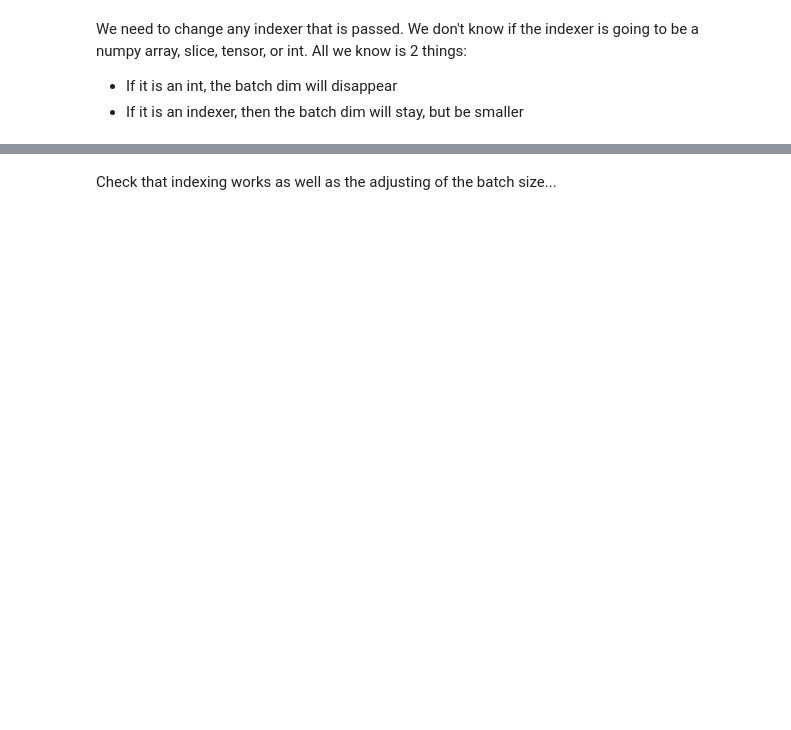
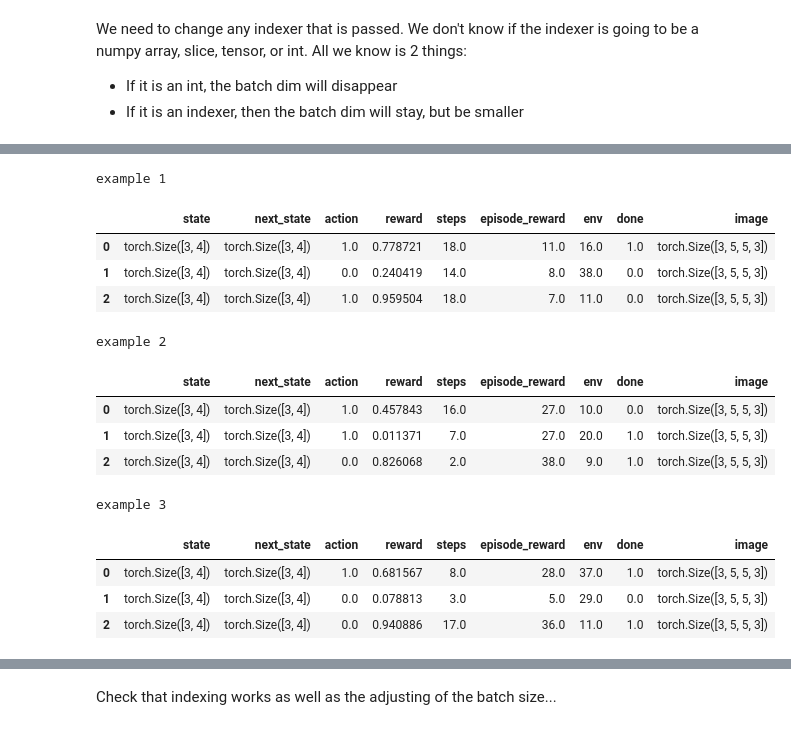
Before and after one commit to josiahls/fast-reinforcement-learning-2, a Jupyter notebook: nbs/00_core.ipynb, the cells around one changed output, grey strips where cells are left out. Cells and saved outputs as stored; diff of their text form; code cells hidden in the pictures; blank space fills up the shorter version.

```diff
--- a/nbs/00_core.ipynb
+++ b/nbs/00_core.ipynb
@@ -217,0 +229,4 @@ test_eq(test_d.bd_batch_size,20)
+# %%
+for k,f in functions.items():
+    print(k)
+    display(BD(f()).pandas())
@@ -217,0 +256,4 @@ test_eq(test_d.bd_batch_size,20)
+# %%
+for k,f in functions.items():
+    print(k)
+    display(BD(**f()).pandas())
@@ -217,0 +272,4 @@ test_eq(test_d.bd_batch_size,20)
+# %%
+for k,f in functions.items():
+    print(k)
+    display(BD(((k,v) for k,v in f().items())).pandas())
@@ -217,0 +286,21 @@ test_eq(test_d.bd_batch_size,20)
+# %%
+for k,f in functions.items():
+    original_bd=sum((BD(example_1()) for _ in range(20)))
+    print(k)
+    display(original_bd[[2,5,8]].pandas())
+# %% [output]
+example 1
+|  | state | next_state | action | reward | steps | episode_reward | env | done | image |
+| 0 | torch.Size([3, 4]) | torch.Size([3, 4]) | 1.0 | 0.778721 | 18.0 | 11.0 | 16.0 | 1.0 | torch.Size([3, 5, 5, 3]) |
+| 1 | torch.Size([3, 4]) | torch.Size([3, 4]) | 0.0 | 0.240419 | 14.0 | 8.0 | 38.0 | 0.0 | torch.Size([3, 5, 5, 3]) |
+| 2 | torch.Size([3, 4]) | torch.Size([3, 4]) | 1.0 | 0.959504 | 18.0 | 7.0 | 11.0 | 0.0 | torch.Size([3, 5, 5, 3]) |
+example 2
+|  | state | next_state | action | reward | steps | episode_reward | env | done | image |
+| 0 | torch.Size([3, 4]) | torch.Size([3, 4]) | 1.0 | 0.457843 | 16.0 | 27.0 | 10.0 | 0.0 | torch.Size([3, 5, 5, 3]) |
+| 1 | torch.Size([3, 4]) | torch.Size([3, 4]) | 1.0 | 0.011371 | 7.0 | 27.0 | 20.0 | 1.0 | torch.Size([3, 5, 5, 3]) |
+| 2 | torch.Size([3, 4]) | torch.Size([3, 4]) | 0.0 | 0.826068 | 2.0 | 38.0 | 9.0 | 1.0 | torch.Size([3, 5, 5, 3]) |
+example 3
+|  | state | next_state | action | reward | steps | episode_reward | env | done | image |
+| 0 | torch.Size([3, 4]) | torch.Size([3, 4]) | 1.0 | 0.681567 | 8.0 | 28.0 | 37.0 | 1.0 | torch.Size([3, 5, 5, 3]) |
+| 1 | torch.Size([3, 4]) | torch.Size([3, 4]) | 0.0 | 0.078813 | 3.0 | 5.0 | 29.0 | 0.0 | torch.Size([3, 5, 5, 3]) |
+| 2 | torch.Size([3, 4]) | torch.Size([3, 4]) | 0.0 | 0.940886 | 17.0 | 36.0 | 11.0 | 1.0 | torch.Size([3, 5, 5, 3]) |
```
Also changed, not shown: parts of 41 cells of this notebook, 12 other files.
